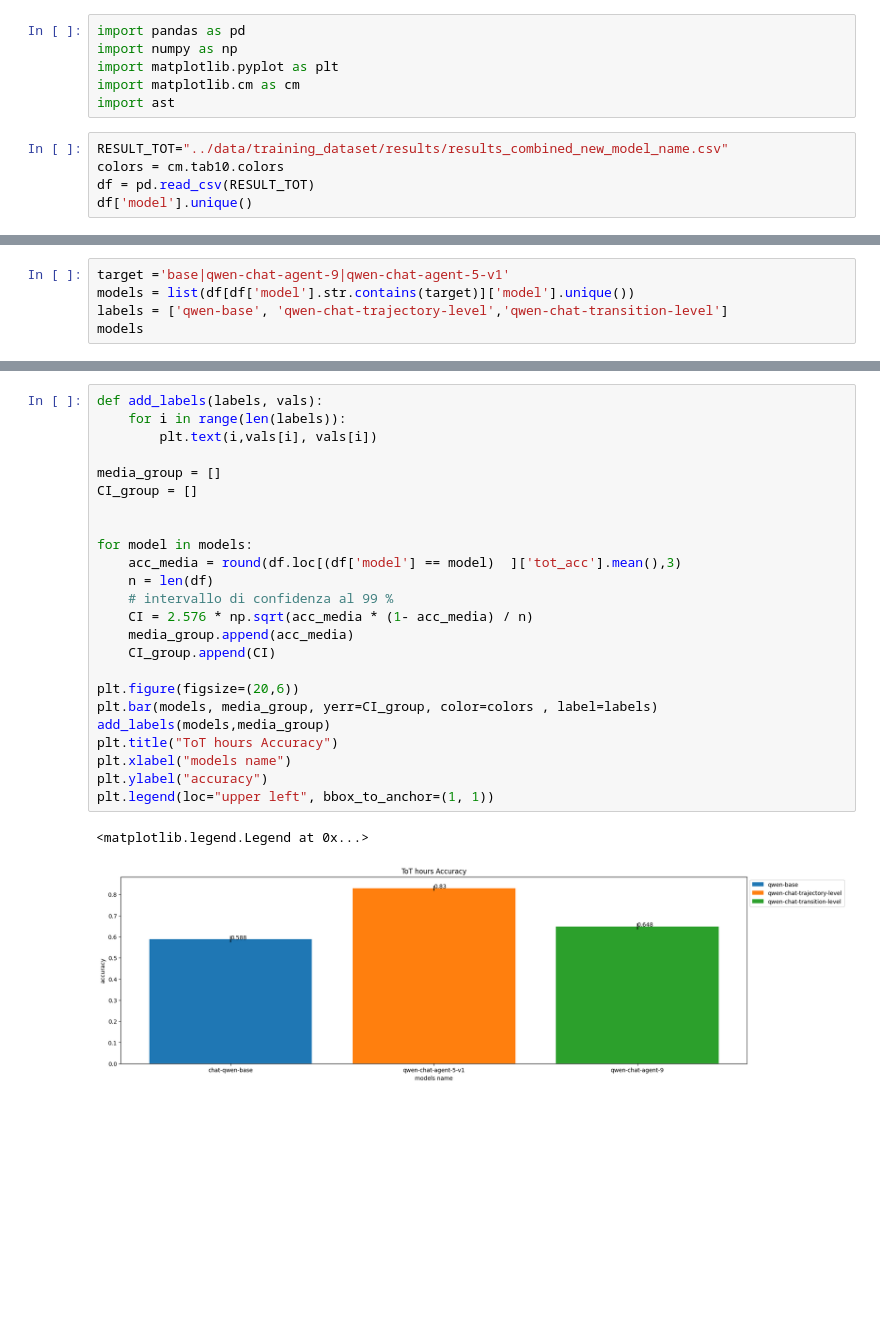
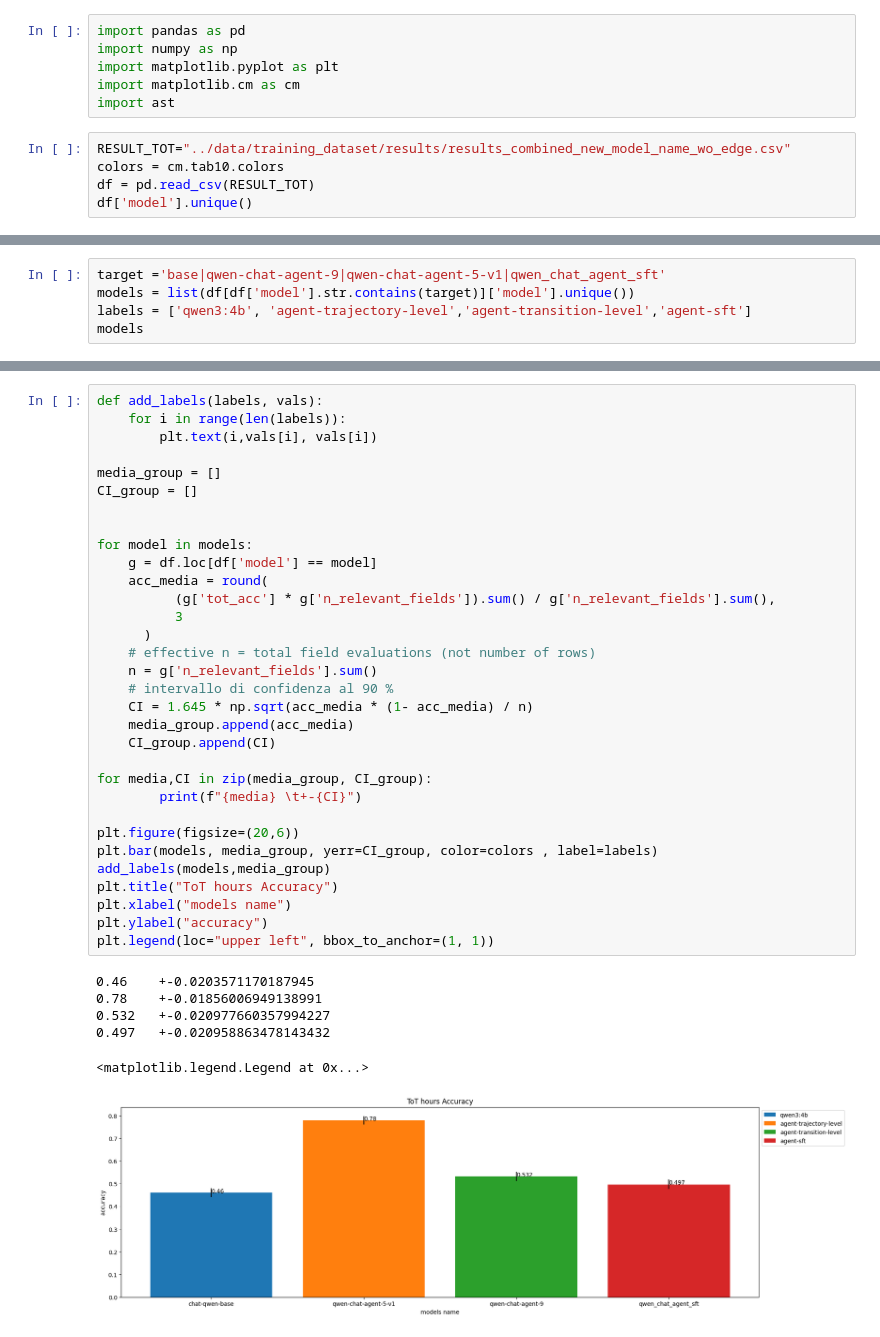
Before and after one commit to Rdm-Nico/SitiBTAgent, a Jupyter notebook: visualization/test_lora_al.ipynb, the cells around one changed output, grey strips where cells are left out. Saved outputs shown, nothing was run; the diff lists cells and outputs as text; blank space fills up the shorter version.

Commit message:
add more for visualization

```diff
--- a/visualization/test_lora_al.ipynb
+++ b/visualization/test_lora_al.ipynb
@@ -7,7 +7,7 @@ import matplotlib.pyplot as plt
 import matplotlib.cm as cm
 import ast
 # %%
-RESULT_TOT="../data/training_dataset/results/results_combined_new_model_name.csv"
+RESULT_TOT="../data/training_dataset/results/results_combined_new_model_name_wo_edge.csv"
 colors = cm.tab10.colors
 df = pd.read_csv(RESULT_TOT)
 df['model'].unique()
@@ -29,6 +32,6 @@ Length: 12, dtype: str
 # %%
-target ='base|qwen-chat-agent-9|qwen-chat-agent-5-v1'
+target ='base|qwen-chat-agent-9|qwen-chat-agent-5-v1|qwen_chat_agent_sft'
 models = list(df[df['model'].str.contains(target)]['model'].unique())
-labels = ['qwen-base', 'qwen-chat-trajectory-level','qwen-chat-transition-level']
+labels = ['qwen3:4b', 'agent-trajectory-level','agent-transition-level','agent-sft']
 models
 # %% [output]
@@ -36,27 +42,39 @@ models
 # %%
 def add_labels(labels, vals):
     for i in range(len(labels)):
         plt.text(i,vals[i], vals[i])
 
 media_group = []
 CI_group = []
 
 
 for model in models:
-    acc_media = round(df.loc[(df['model'] == model)  ]['tot_acc'].mean(),3)
-    n = len(df)
-    # intervallo di confidenza al 99 %
-    CI = 2.576 * np.sqrt(acc_media * (1- acc_media) / n)
+    g = df.loc[df['model'] == model]
+    acc_media = round(
+          (g['tot_acc'] * g['n_relevant_fields']).sum() / g['n_relevant_fields'].sum(),
+          3
+      )
+    # effective n = total field evaluations (not number of rows)
+    n = g['n_relevant_fields'].sum()
+    # intervallo di confidenza al 90 %
+    CI = 1.645 * np.sqrt(acc_media * (1- acc_media) / n)
     media_group.append(acc_media)
     CI_group.append(CI)
+
+for media,CI in zip(media_group, CI_group):
+        print(f"{media} \t+-{CI}")
 
 plt.figure(figsize=(20,6))
 plt.bar(models, media_group, yerr=CI_group, color=colors , label=labels)
 add_labels(models,media_group)
 plt.title("ToT hours Accuracy")
 plt.xlabel("models name")
 plt.ylabel("accuracy")
 plt.legend(loc="upper left", bbox_to_anchor=(1, 1))
 # %% [output]
-<matplotlib.legend.Legend at 0x...>
+0.46    +-0.0203571170187945
+0.78    +-0.01856006949138991
+0.532   +-0.020977660357994227
+0.497   +-0.020958863478143432
+<matplotlib.legend.Legend at 0x...>
-[figure, old version]
+[figure, new version]
```
Also changed, not shown: parts of 6 cells of this notebook, 1 other file.
